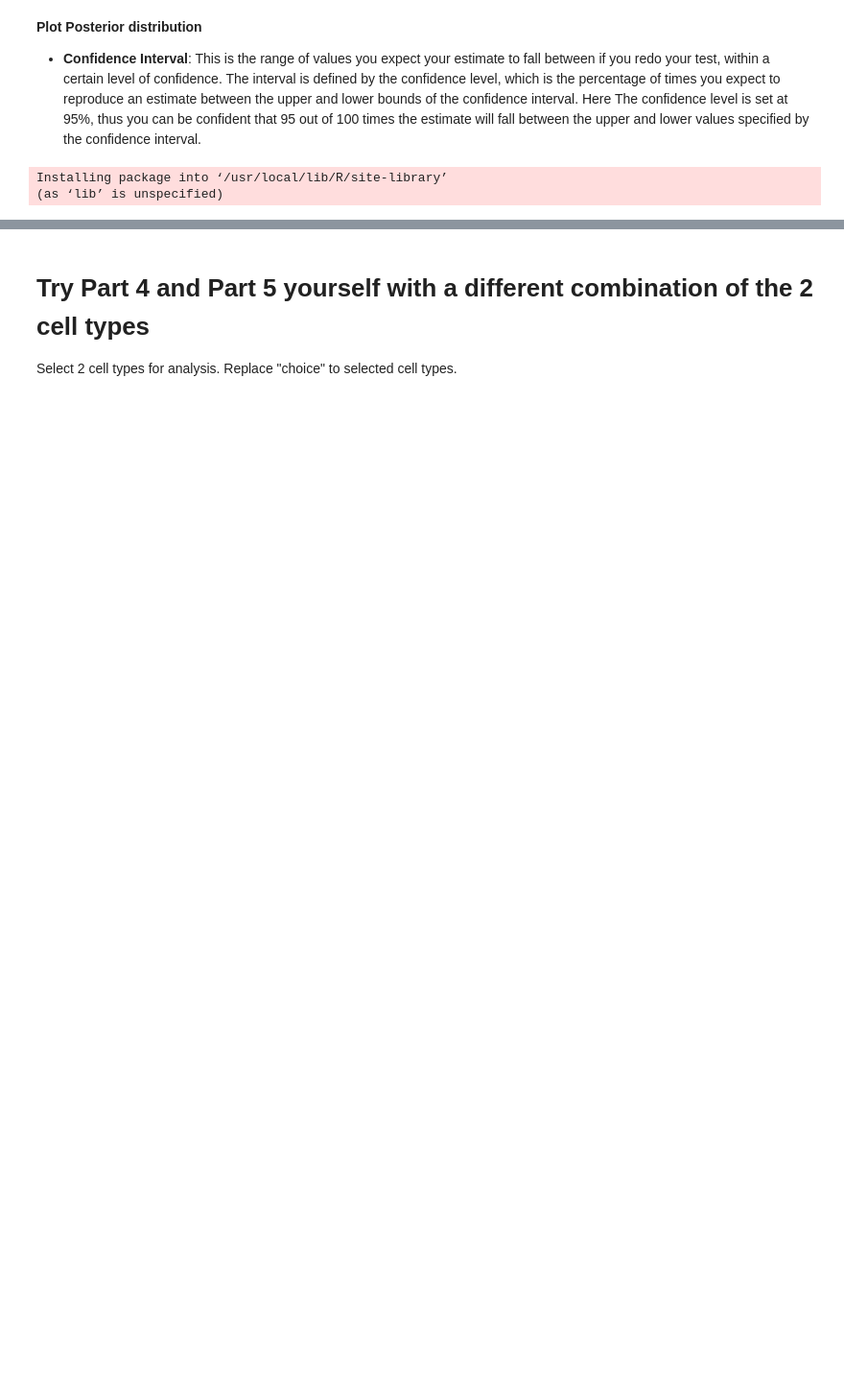
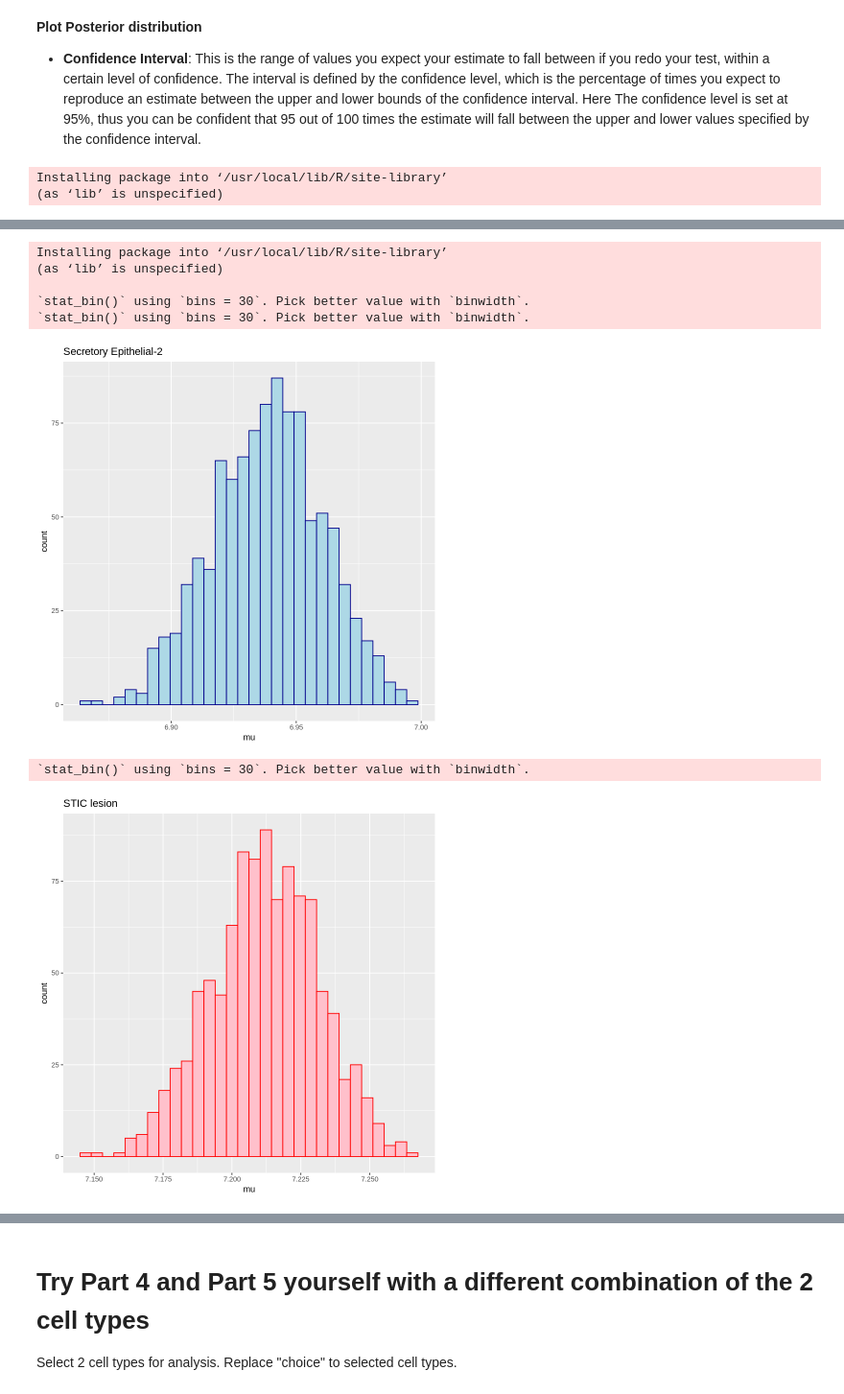
Before and after one commit to huma1995/statistics, a Jupyter notebook: Day_3.ipynb, the cells around one changed output, grey strips where cells are left out. Shown: that part at 96% size. Cells and saved outputs as stored; diff of their text form; code cells hidden in the pictures; blank space fills up the shorter version.

```diff
--- a/Day_3.ipynb
+++ b/Day_3.ipynb
@@ -283,0 +294,32 @@ Warning message:
+# %%
+install.packages("ggplot2")
+library(ggplot2)
+ci95<-hdi(post_SE2_STIC)
+
+plot_post_SE2 <- ggplot(post_SE2, aes(x=mu))+
+  geom_histogram(color="darkblue", fill="lightblue") +
+  ggtitle("Secretory Epithelial-2")
+
+plot_post_STIC <- ggplot(post_STIC, aes(x=mu))+
+  geom_histogram(color="red", fill="pink") +
+  ggtitle("STIC lesion")
+
+plot_post_SE2_STIC <- ggplot(post_SE2_STIC, aes(x=mu))+
+  geom_histogram(color="darkgreen", fill="green") +
+  geom_vline(xintercept = as.numeric(ci95[1:2]), linetype="dashed",
+             color = "black", size=1, ) +
+  ggtitle("Secretory Epithelial-2 & STIC lesion")
+
+
+plot_post_SE2
+plot_post_STIC
+plot_post_SE2_STIC
+# %% [output]
+Installing package into ‘/usr/local/lib/R/site-library’
+(as ‘lib’ is unspecified)
+
+`stat_bin()` using `bins = 30`. Pick better value with `binwidth`.
+`stat_bin()` using `bins = 30`. Pick better value with `binwidth`.
+[figure, added]
+`stat_bin()` using `bins = 30`. Pick better value with `binwidth`.
+[figure, added]
```
Also changed, not shown: parts of 15 cells of this notebook.
